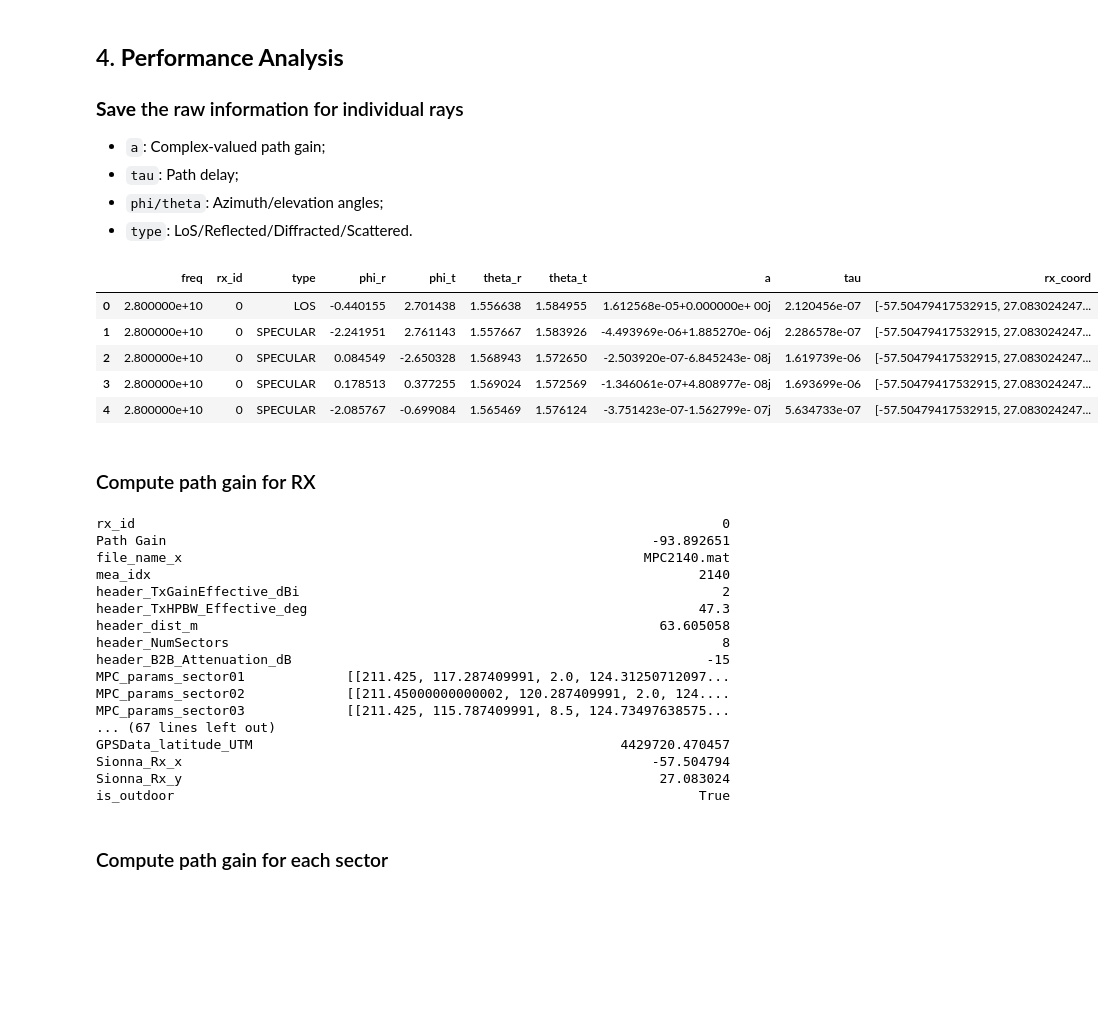
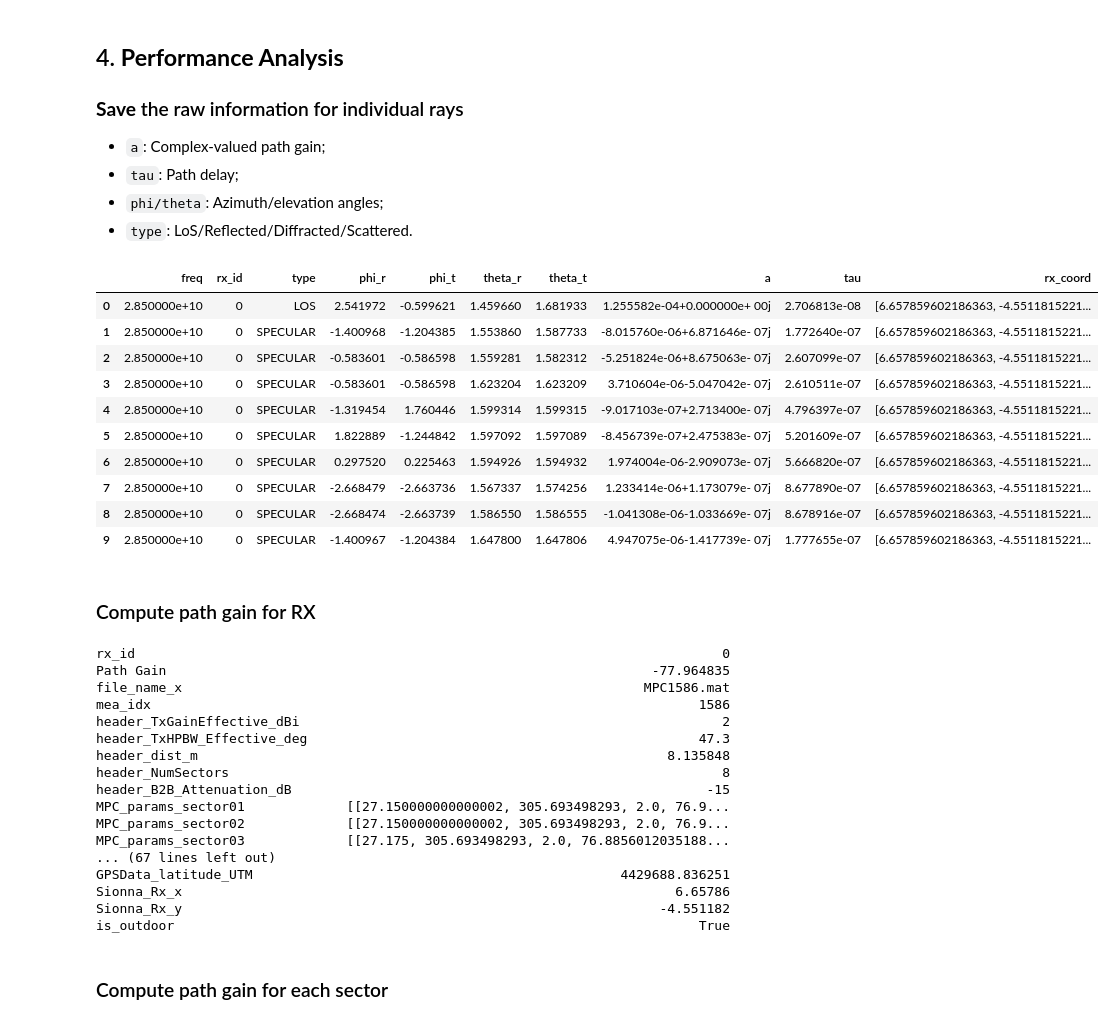
Before and after one commit to davidklee04/Sionna_Princeton, a Jupyter notebook: examples/5_scene_nist_28ghz_boulder.ipynb, the cells around one changed output. Cells and saved outputs as stored; diff of their text form; code cells hidden in the pictures; blank space fills up the shorter version.

```diff
--- a/examples/5_scene_nist_28ghz_boulder.ipynb
+++ b/examples/5_scene_nist_28ghz_boulder.ipynb
@@ -450,17 +456,6 @@ scene.rx_array = PlanarArray(
     polarization="V"
 )
 
-# Select 10 receivers form valid_positions (Outdoor positions)
-# // for i, pos in enumerate(valid_positions[np.random.choice(valid_positions.shape[0], size=5, replace=False)]):
-for index, row in merged_df.iterrows():
-    if index <= 10:
-        rx = Receiver(
-            name=f"rx_{index}",
-            position=(row["Sionna_Rx_x"], row["Sionna_Rx_y"] , row["RxData_Rxh_m"]),
-            orientation=[0, 0, 0]
-        )
-        scene.add(rx)
-
 # Transmitter configuration
 tx = Transmitter(
     name="tx",
@@ -469,5 +464,13 @@ tx = Transmitter(
 )
 scene.add(tx)
 
-# Validate setup
-scene.preview();
+# Select 10 receivers form valid_positions (Outdoor positions)
+# // for i, pos in enumerate(valid_positions[np.random.choice(valid_positions.shape[0], size=5, replace=False)]):
+for index, row in merged_df.iterrows():
+    if index <= 10:
+        rx = Receiver(
+            name=f"rx_{row["mea_idx"]}",
+            position=(row["Sionna_Rx_x"], row["Sionna_Rx_y"] , row["RxData_Rxh_m"]),
+            orientation=[0, 0, 0]
+        )
+        scene.add(rx)
@@ -499,7 +505,7 @@ paths = solver(scene, max_depth=3,
     specular_reflection=True,
     diffuse_reflection=False,
     refraction=False,
-    samples_per_src=int(1e8)
+    samples_per_src=int(1e6)
 )
 # %% [markdown]
 ### **Visualize** the paths (rays) using Sionna built-in functions
@@ -550,37 +555,42 @@ def create_ray_dataset(paths, frequency):
     for idx, item in enumerate(mask):
         # Filter out the RX if it has no valid paths
         if np.sum(item==True):
             for sub_idx, sub_item in enumerate(item):
                 if sub_item:
                     cur_ray_type = 0
                     for depth_idx in range(3-1, -1, -1):
                         cur_ray_type = types[depth_idx,idx,sub_idx]
                         # print(f"types[{depth_idx},{idx},{sub_idx}]",cur_ray_type)
                         if cur_ray_type != 0:
                             break
 
                     # Store the list instead of np.array to avoid the space seperator in .csv
                     dataset["freq"].append(frequency)
                     dataset["type"].append(ray_type_map[cur_ray_type])
                     z = np.complex64(a[0,idx,sub_idx] + 1j*a[1, idx,sub_idx])
                     dataset["a"].append(z)
                     dataset["tau"].append(tau[idx,sub_idx])
                     dataset["rx_id"].append(idx)
                     dataset["rx_coord"].append(valid_positions[idx].tolist())
                     dataset["phi_r"].append(phi_r[idx,sub_idx ])
                     dataset["phi_t"].append(phi_t[idx,sub_idx])
                     dataset["theta_r"].append(theta_r[idx,sub_idx])
                     dataset["theta_t"].append(theta_t[idx,sub_idx])
 
     return pd.DataFrame(dataset)
 
 # Generate analysis dataframe
-df = create_ray_dataset(paths, frequency=28e9)
-df.head()
+df = create_ray_dataset(paths, frequency=28.5e9)
+df.head(10)
 # %% [output]
 |  | freq | rx_id | type | phi_r | phi_t | theta_r | theta_t | a | tau | rx_coord |
-| 0 | 2.800000e+10 | 0 | LOS | -0.440155 | 2.701438 | 1.556638 | 1.584955 | 1.612568e-05+0.000000e+ 00j | 2.120456e-07 | [-57.50479417532915, 27.083024247... |
-| 1 | 2.800000e+10 | 0 | SPECULAR | -2.241951 | 2.761143 | 1.557667 | 1.583926 | -4.493969e-06+1.885270e- 06j | 2.286578e-07 | [-57.50479417532915, 27.083024247... |
-| 2 | 2.800000e+10 | 0 | SPECULAR | 0.084549 | -2.650328 | 1.568943 | 1.572650 | -2.503920e-07-6.845243e- 08j | 1.619739e-06 | [-57.50479417532915, 27.083024247... |
-| 3 | 2.800000e+10 | 0 | SPECULAR | 0.178513 | 0.377255 | 1.569024 | 1.572569 | -1.346061e-07+4.808977e- 08j | 1.693699e-06 | [-57.50479417532915, 27.083024247... |
-| 4 | 2.800000e+10 | 0 | SPECULAR | -2.085767 | -0.699084 | 1.565469 | 1.576124 | -3.751423e-07-1.562799e- 07j | 5.634733e-07 | [-57.50479417532915, 27.083024247... |
+| 0 | 2.850000e+10 | 0 | LOS | 2.541972 | -0.599621 | 1.459660 | 1.681933 | 1.255582e-04+0.000000e+ 00j | 2.706813e-08 | [6.657859602186363, -4.5511815221... |
+| 1 | 2.850000e+10 | 0 | SPECULAR | -1.400968 | -1.204385 | 1.553860 | 1.587733 | -8.015760e-06+6.871646e- 07j | 1.772640e-07 | [6.657859602186363, -4.5511815221... |
+| 2 | 2.850000e+10 | 0 | SPECULAR | -0.583601 | -0.586598 | 1.559281 | 1.582312 | -5.251824e-06+8.675063e- 07j | 2.607099e-07 | [6.657859602186363, -4.5511815221... |
+| 3 | 2.850000e+10 | 0 | SPECULAR | -0.583601 | -0.586598 | 1.623204 | 1.623209 | 3.710604e-06-5.047042e- 07j | 2.610511e-07 | [6.657859602186363, -4.5511815221... |
+| 4 | 2.850000e+10 | 0 | SPECULAR | -1.319454 | 1.760446 | 1.599314 | 1.599315 | -9.017103e-07+2.713400e- 07j | 4.796397e-07 | [6.657859602186363, -4.5511815221... |
+| 5 | 2.850000e+10 | 0 | SPECULAR | 1.822889 | -1.244842 | 1.597092 | 1.597089 | -8.456739e-07+2.475383e- 07j | 5.201609e-07 | [6.657859602186363, -4.5511815221... |
+| 6 | 2.850000e+10 | 0 | SPECULAR | 0.297520 | 0.225463 | 1.594926 | 1.594932 | 1.974004e-06-2.909073e- 07j | 5.666820e-07 | [6.657859602186363, -4.5511815221... |
+| 7 | 2.850000e+10 | 0 | SPECULAR | -2.668479 | -2.663736 | 1.567337 | 1.574256 | 1.233414e-06+1.173079e- 07j | 8.677890e-07 | [6.657859602186363, -4.5511815221... |
+| 8 | 2.850000e+10 | 0 | SPECULAR | -2.668474 | -2.663739 | 1.586550 | 1.586555 | -1.041308e-06-1.033669e- 07j | 8.678916e-07 | [6.657859602186363, -4.5511815221... |
+| 9 | 2.850000e+10 | 0 | SPECULAR | -1.400967 | -1.204384 | 1.647800 | 1.647806 | 4.947075e-06-1.417739e- 07j | 1.777655e-07 | [6.657859602186363, -4.5511815221... |
@@ -600,21 +623,21 @@ final_df = signal_strength.merge(merged_df, left_on='rx_id', right_index=True, h
 print(final_df.iloc[0].to_string())
 # %% [output]
 rx_id                                                                           0
-Path Gain                                                              -93.892651
-file_name_x                                                           MPC2140.mat
-mea_idx                                                                      2140
+Path Gain                                                              -77.964835
+file_name_x                                                           MPC1586.mat
+mea_idx                                                                      1586
 header_TxGainEffective_dBi                                                      2
 header_TxHPBW_Effective_deg                                                  47.3
-header_dist_m                                                           63.605058
+header_dist_m                                                            8.135848
 header_NumSectors                                                               8
 header_B2B_Attenuation_dB                                                     -15
-MPC_params_sector01             [[211.425, 117.287409991, 2.0, 124.31250712097...
-MPC_params_sector02             [[211.45000000000002, 120.287409991, 2.0, 124....
-MPC_params_sector03             [[211.425, 115.787409991, 8.5, 124.73497638575...
+MPC_params_sector01             [[27.150000000000002, 305.693498293, 2.0, 76.9...
+MPC_params_sector02             [[27.150000000000002, 305.693498293, 2.0, 76.9...
+MPC_params_sector03             [[27.175, 305.693498293, 2.0, 76.8856012035188...
 ... (67 lines left out)
-GPSData_latitude_UTM                                               4429720.470457
-Sionna_Rx_x                                                            -57.504794
-Sionna_Rx_y                                                             27.083024
+GPSData_latitude_UTM                                               4429688.836251
+Sionna_Rx_x                                                               6.65786
+Sionna_Rx_y                                                             -4.551182
 is_outdoor                                                                   True
 # %% [markdown]
 ### Compute path gain for each sector
```
Also changed, not shown: parts of 17 cells of this notebook.
